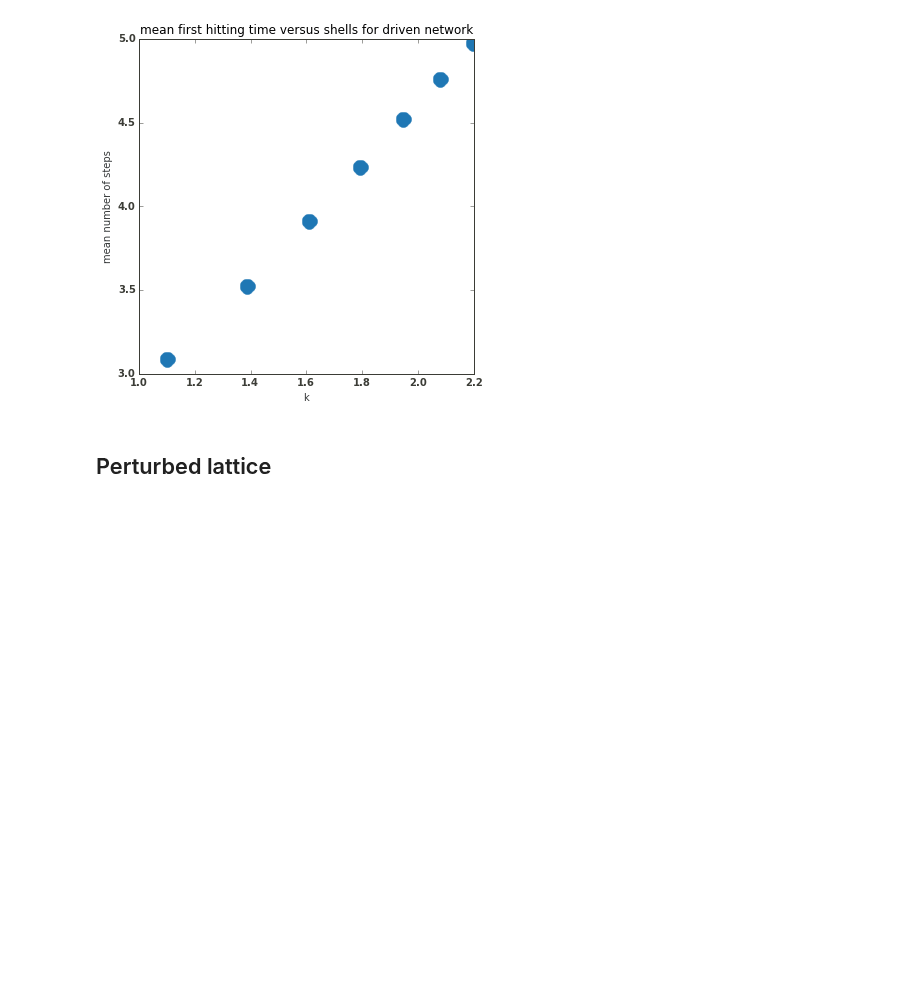
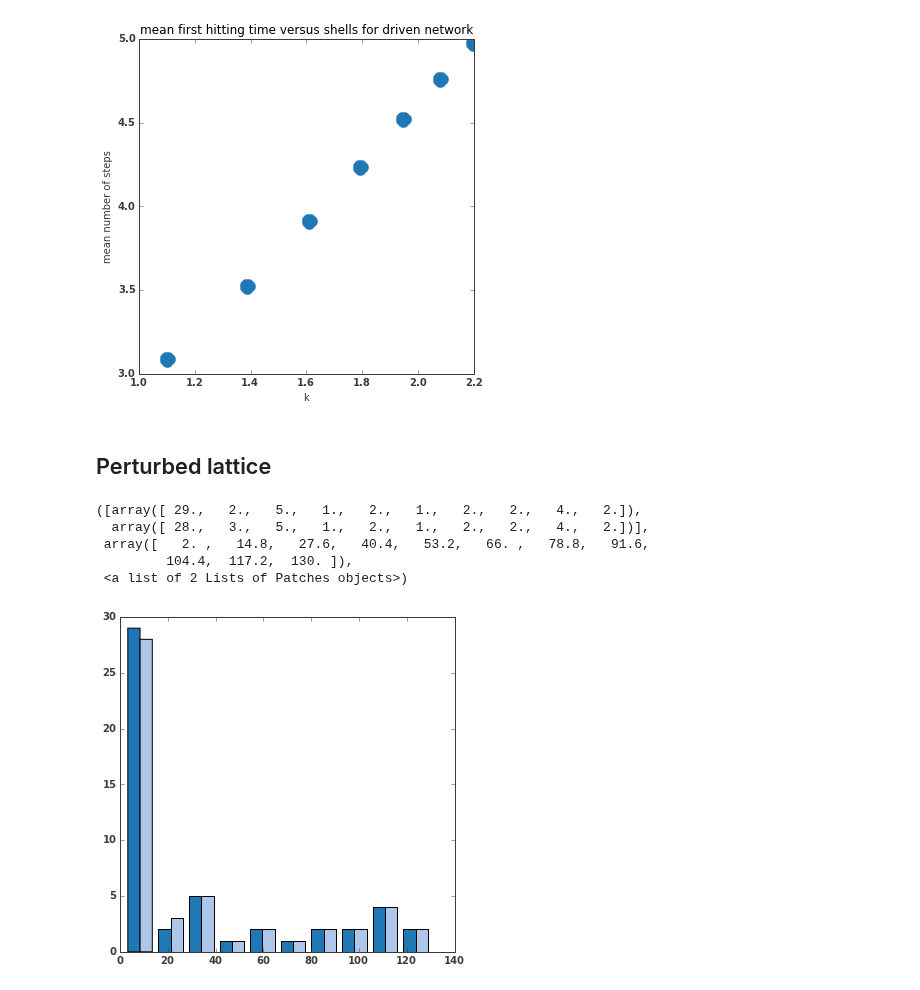
Before and after one commit to williamgilpin/netsim, a Jupyter notebook: simple_models.ipynb, the cells around one changed output. Cells and saved outputs as stored; diff of their text form; code cells hidden in the pictures; blank space fills up the shorter version.

```diff
--- a/simple_models.ipynb
+++ b/simple_models.ipynb
@@ -735,6 +735,15 @@ def cayley_shell_inds(Z,k):
 
     inds = array(inds)
     return inds
+# %%
+hist(to_merge)
+# %% [output]
+([array([ 29.,   2.,   5.,   1.,   2.,   1.,   2.,   2.,   4.,   2.]),
+  array([ 28.,   3.,   5.,   1.,   2.,   1.,   2.,   2.,   4.,   2.])],
+ array([   2. ,   14.8,   27.6,   40.4,   53.2,   66. ,   78.8,   91.6,
+         104.4,  117.2,  130. ]),
+ <a list of 2 Lists of Patches objects>)
+[figure, added]
 # %%
 from random import choice
 
```
Also changed, not shown: parts of 2 cells of this notebook.
